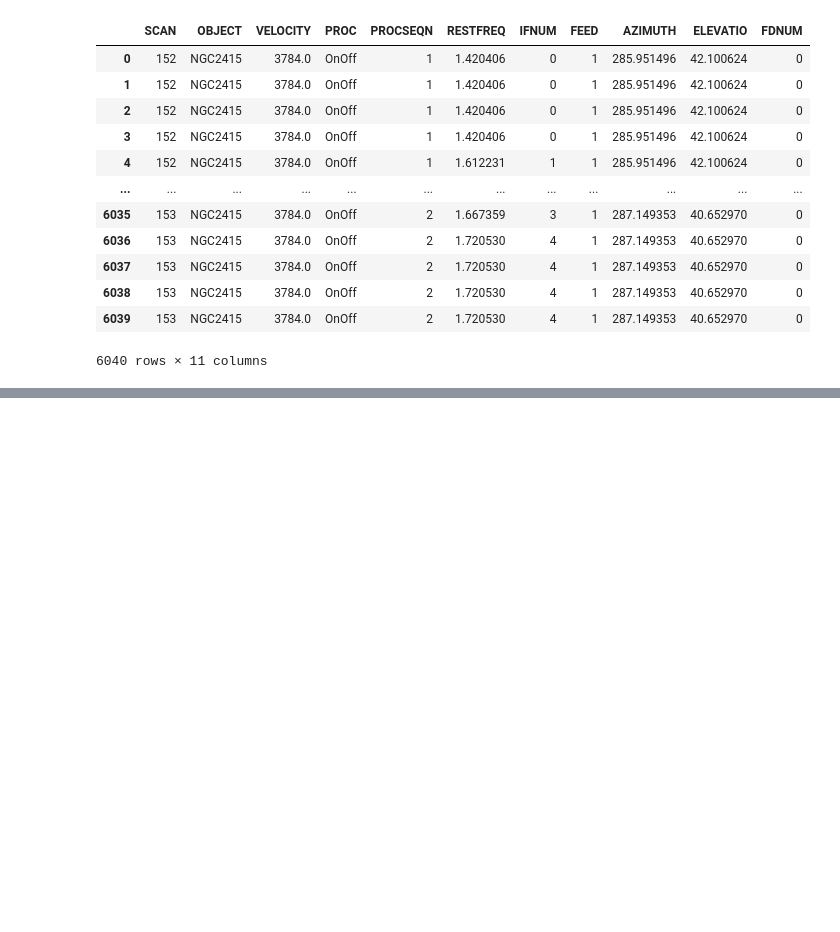
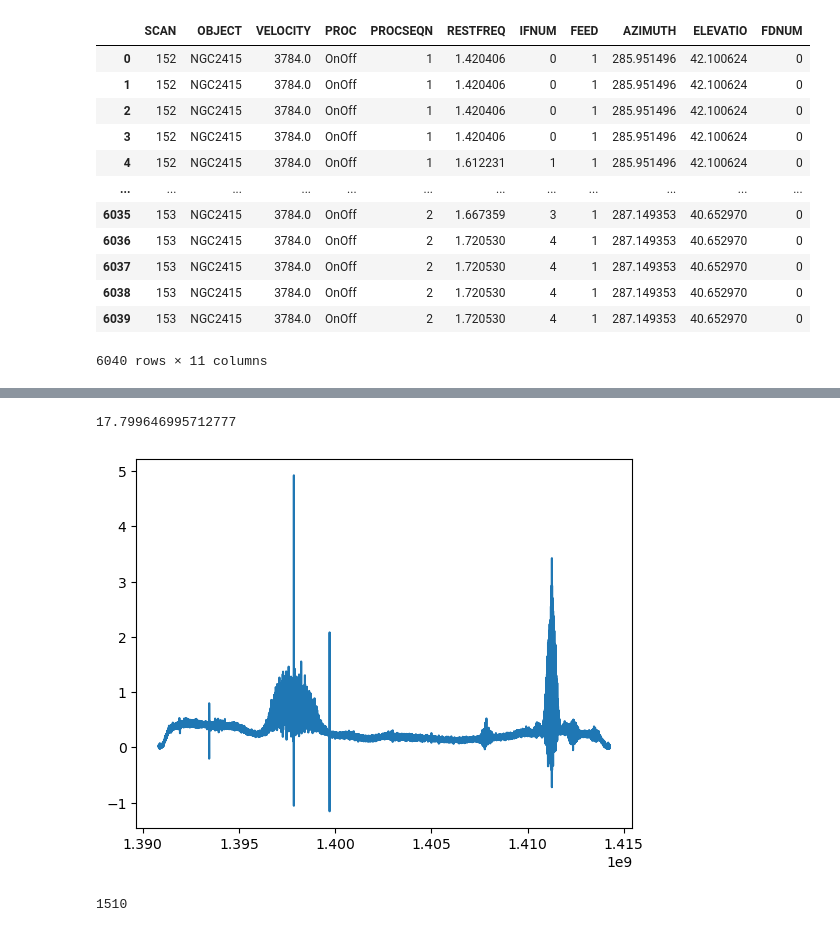
Before and after one commit to GreenBankObservatory/dysh, a Jupyter notebook: notebooks/test_spectra.ipynb, the cells around one changed output, grey strips where cells are left out. Saved outputs shown, nothing was run; the diff lists cells and outputs as text; code cells hidden in the pictures; blank space fills up the shorter version.

```diff
--- a/notebooks/test_spectra.ipynb
+++ b/notebooks/test_spectra.ipynb
@@ -111,0 +205,12 @@ p.summary()[0]
+# %%
+avg = Spectrum(spectral_axis=psscan.calibrated(0).spectral_axis,flux=np.mean(psscan._calibrated)*u.K)
+fig,ax=plt.subplots()
+ax.plot(avg.spectral_axis,avg.flux)
+print(np.mean(psscan.tsys))
+# %% [output]
+17.799646995712777
+[figure, added]
+# %%
+len(psscan._calibrated)
+# %% [output]
+1510
```
Also changed, not shown: parts of 30 cells of this notebook, 4 other files.
